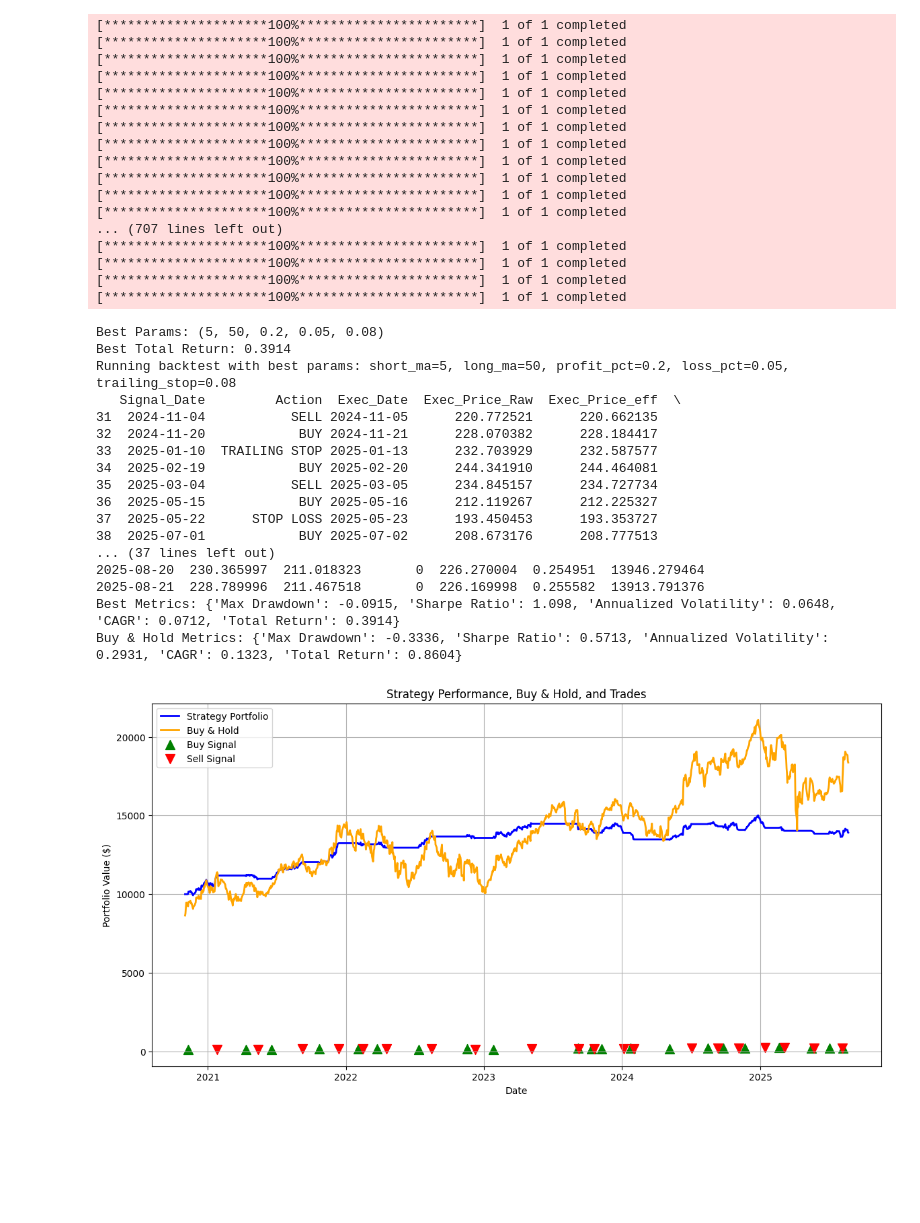
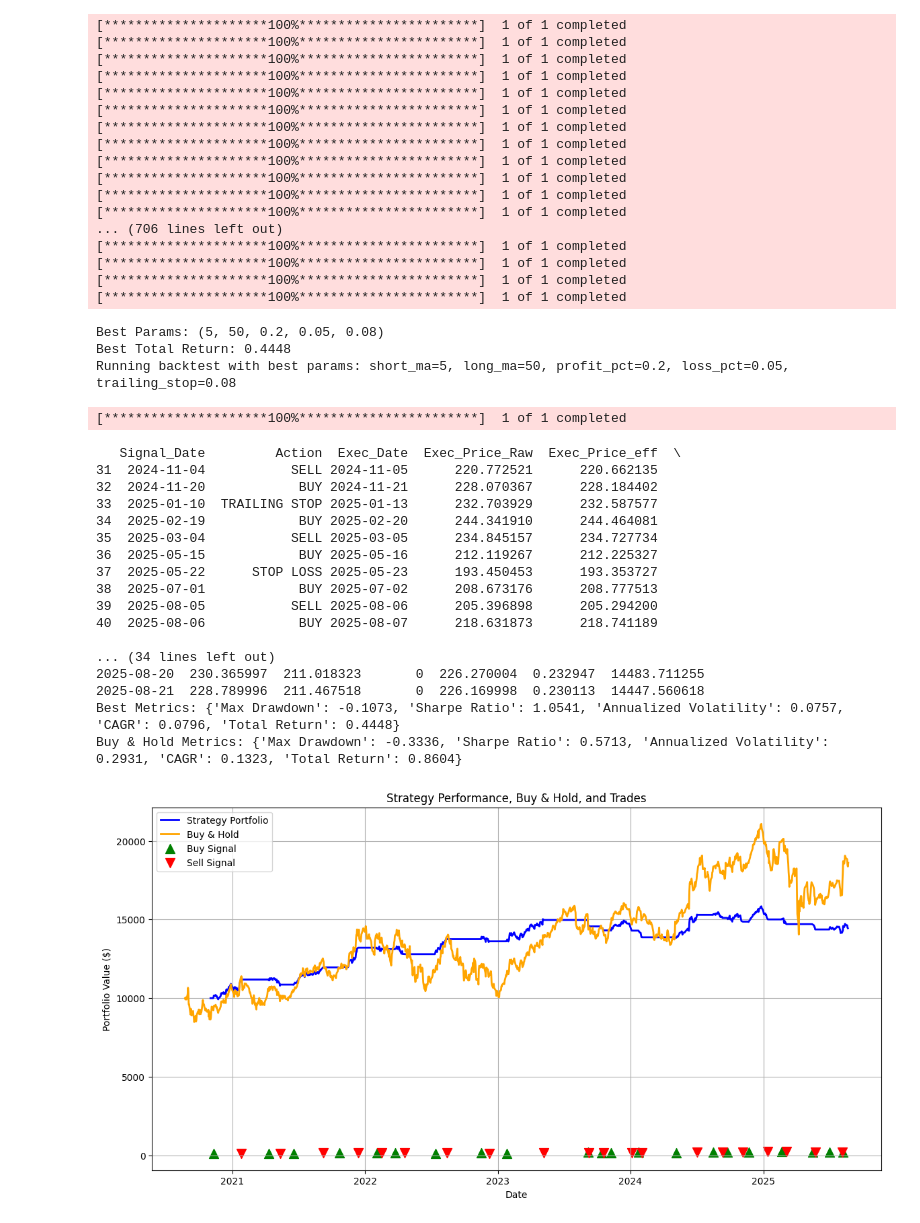
Before and after one commit to vaibhav-2004/quant_projects, a Jupyter notebook: moving_average.ipynb, the cells around one changed output. Drawn from its saved outputs; the diff is of its cells as text; code cells hidden in the pictures; blank space fills up the shorter version.

```diff
--- a/moving_average.ipynb
+++ b/moving_average.ipynb
@@ -13,11 +13,12 @@ commission_model = {
 }
 aloc_frac = 0.50
 max_capital_frac = 0.80
-vol_target = 0.10
-vol_lookback = 30
+vol_target = 0.15
+vol_lookback = 45
 eps = 1e-12
 starting_cash = 10000
 period="5y"
+ticker = "AAPL"
 
 
 def effective_price(side, raw_px, slippage_bps=slippage_bps):
@@ -45,7 +46,8 @@ def buy_hold(ticker,period=period):
     shares_bh = starting_cash / df_buy_hold["Close"].iloc[0]
     df_buy_hold["BuyHold"] = shares_bh * df_buy_hold["Close"]
     return df_buy_hold
-df_buy_hold = buy_hold("AAPL")
+df_buy_hold = buy_hold(ticker)
+
 def run_backtest(ticker, period=period, short_ma = 5, long_ma = 50, profit_pct = 0.2,loss_pct = 0.05, trailing_stop = 0.07):
     # download the data
     df = yf.download(ticker, period=period, auto_adjust=True)
@@ -201,7 +203,7 @@ def run_backtest(ticker, period=period, short_ma = 5, long_ma = 50, profit_pct =
 
     return df, trades_df  # for now, just return the prepared frame
 
-df, trades_df = run_backtest("AAPL")
+df, trades_df = run_backtest(ticker)
 
 def performance_metrics(portfolio_series):
     daily_ret = portfolio_series.pct_change()
@@ -239,31 +241,7 @@ bh_metrics = performance_metrics(df_buy_hold["BuyHold"])
 #print("Buy & Hold Metrics:", bh_metrics)
 #print(df.head())        # DataFrame with portfolio, signals, etc.
 #print(trades_df.head()) # DataFrame with executed trades
-'''
-plt.figure(figsize=(14,7))
 
-# Main axis: portfolio & buy & hold
-plt.plot(df.index, df["Portfolio"], label="Strategy Portfolio", color="blue", lw=2)
-plt.plot(df.index, df_buy_hold.loc[df.index, "BuyHold"], label="Buy & Hold", color="orange", lw=2)
-
-# Plot trades
-buy_trades = trades_df[trades_df["Action"]=="BUY"]
-sell_trades = trades_df[trades_df["Action"].isin(["SELL","STOP LOSS","TAKE PROFIT","TRAILING STOP"])]
-
-plt.scatter(buy_trades["Exec_Date"], buy_trades["Exec_Price_eff"], marker="^", color="green", s=100, label="Buy Signal")
-plt.scatter(sell_trades["Exec_Date"], sell_trades["Exec_Price_eff"], marker="v", color="red", s=100, label="Sell Signal")
-# Labels and legend
-#plt.yscale("log")
-plt.title("Strategy Performance, Buy & Hold, and Trades")
-plt.xlabel("Date")
-plt.ylabel("Portfolio Value ($)")
-plt.grid(True)
-
-# Combine legends
-lines, labels = plt.gca().get_legend_handles_labels()
-plt.legend()
-plt.show()
-'''
 # finding the bes parameter
 short_ma_list = [5, 10, 20, 50]
 long_ma_list = [50, 100, 150, 200]
@@ -281,7 +259,7 @@ for s in short_ma_list:
             for q in loss_pct_list:
                 for t in trailing_pct_list:
 
-                    df_check, trades_check = run_backtest("AAPL", short_ma=s, long_ma=l, profit_pct=p, loss_pct=q, trailing_stop=t)
+                    df_check, trades_check = run_backtest(ticker, short_ma=s, long_ma=l, profit_pct=p, loss_pct=q, trailing_stop=t)
                     metrics = performance_metrics(df_check["Portfolio"])
                     if metrics["Total Return"] > best_metric:
                         best_metric = metrics["Total Return"]
@@ -294,7 +272,7 @@ s_best, l_best, p_best, q_best, t_best = best_params
 print(f"Running backtest with best params: short_ma={s_best}, long_ma={l_best}, "
       f"profit_pct={p_best}, loss_pct={q_best}, trailing_stop={t_best}")
 
-df_best, trades_best = run_backtest("AAPL", short_ma=s_best, long_ma=l_best,
+df_best, trades_best = run_backtest(ticker, short_ma=s_best, long_ma=l_best,
                        profit_pct=p_best, loss_pct=q_best, trailing_stop=t_best)
 print(trades_best.tail(10))
 print(df_best.tail(10))
@@ -306,7 +284,7 @@ plt.figure(figsize=(14,7))
 
 # Main axis: portfolio & buy & hold
 plt.plot(df_best.index, df_best["Portfolio"], label="Strategy Portfolio", color="blue", lw=2)
-plt.plot(df_best.index, df_buy_hold.loc[df_best.index, "BuyHold"], label="Buy & Hold", color="orange", lw=2)
+plt.plot(df_buy_hold.index, df_buy_hold["BuyHold"], label="Buy & Hold", color="orange", lw=2)
 
 # Plot trades
 buy_trades = trades_best[trades_best["Action"]=="BUY"]
@@ -317,47 +295,51 @@ plt.scatter(sell_trades["Exec_Date"], sell_trades["Exec_Price_eff"], marker="v",
 # Labels and legend
 #plt.yscale("log")
 plt.title("Strategy Performance, Buy & Hold, and Trades")
 plt.xlabel("Date")
 plt.ylabel("Portfolio Value ($)")
 plt.grid(True)
 
 # Combine legends
 lines, labels = plt.gca().get_legend_handles_labels()
 plt.legend()
 plt.show()
 # %% [output]
 [*********************100%***********************]  1 of 1 completed
 [*********************100%***********************]  1 of 1 completed
 [*********************100%***********************]  1 of 1 completed
 [*********************100%***********************]  1 of 1 completed
 [*********************100%***********************]  1 of 1 completed
 [*********************100%***********************]  1 of 1 completed
 [*********************100%***********************]  1 of 1 completed
 [*********************100%***********************]  1 of 1 completed
 [*********************100%***********************]  1 of 1 completed
 [*********************100%***********************]  1 of 1 completed
 [*********************100%***********************]  1 of 1 completed
 [*********************100%***********************]  1 of 1 completed
-... (707 lines left out)
+... (706 lines left out)
 [*********************100%***********************]  1 of 1 completed
 [*********************100%***********************]  1 of 1 completed
 [*********************100%***********************]  1 of 1 completed
 [*********************100%***********************]  1 of 1 completed
 Best Params: (5, 50, 0.2, 0.05, 0.08)
-Best Total Return: 0.3914
+Best Total Return: 0.4448
 Running backtest with best params: short_ma=5, long_ma=50, profit_pct=0.2, loss_pct=0.05, trailing_stop=0.08
-   Signal_Date         Action  Exec_Date  Exec_Price_Raw  Exec_Price_eff  \
-31  2024-11-04           SELL 2024-11-05      220.772521      220.662135
-32  2024-11-20            BUY 2024-11-21      228.070382      228.184417
-33  2025-01-10  TRAILING STOP 2025-01-13      232.703929      232.587577
-34  2025-02-19            BUY 2025-02-20      244.341910      244.464081
-35  2025-03-04           SELL 2025-03-05      234.845157      234.727734
-36  2025-05-15            BUY 2025-05-16      212.119267      212.225327
-37  2025-05-22      STOP LOSS 2025-05-23      193.450453      193.353727
-38  2025-07-01            BUY 2025-07-02      208.673176      208.777513
-... (37 lines left out)
-2025-08-20  230.365997  211.018323       0  226.270004  0.254951  13946.279464
-2025-08-21  228.789996  211.467518       0  226.169998  0.255582  13913.791376
-Best Metrics: {'Max Drawdown': -0.0915, 'Sharpe Ratio': 1.098, 'Annualized Volatility': 0.0648, 'CAGR': 0.0712, 'Total Return': 0.3914}
-Buy & Hold Metrics: {'Max Drawdown': -0.3336, 'Sharpe Ratio': 0.5713, 'Annualized Volatility': 0.2931, 'CAGR': 0.1323, 'Total Return': 0.8604}
+[*********************100%***********************]  1 of 1 completed
+   Signal_Date         Action  Exec_Date  Exec_Price_Raw  Exec_Price_eff  \
+31  2024-11-04           SELL 2024-11-05      220.772521      220.662135
+32  2024-11-20            BUY 2024-11-21      228.070367      228.184402
+33  2025-01-10  TRAILING STOP 2025-01-13      232.703929      232.587577
+34  2025-02-19            BUY 2025-02-20      244.341910      244.464081
+35  2025-03-04           SELL 2025-03-05      234.845157      234.727734
+36  2025-05-15            BUY 2025-05-16      212.119267      212.225327
+37  2025-05-22      STOP LOSS 2025-05-23      193.450453      193.353727
+38  2025-07-01            BUY 2025-07-02      208.673176      208.777513
+39  2025-08-05           SELL 2025-08-06      205.396898      205.294200
+40  2025-08-06            BUY 2025-08-07      218.631873      218.741189
+
+... (34 lines left out)
+2025-08-20  230.365997  211.018323       0  226.270004  0.232947  14483.711255
+2025-08-21  228.789996  211.467518       0  226.169998  0.230113  14447.560618
+Best Metrics: {'Max Drawdown': -0.1073, 'Sharpe Ratio': 1.0541, 'Annualized Volatility': 0.0757, 'CAGR': 0.0796, 'Total Return': 0.4448}
+Buy & Hold Metrics: {'Max Drawdown': -0.3336, 'Sharpe Ratio': 0.5713, 'Annualized Volatility': 0.2931, 'CAGR': 0.1323, 'Total Return': 0.8604}
-[figure, old version]
+[figure, new version]
```
Also changed, not shown: parts of 1 cell of this notebook.
